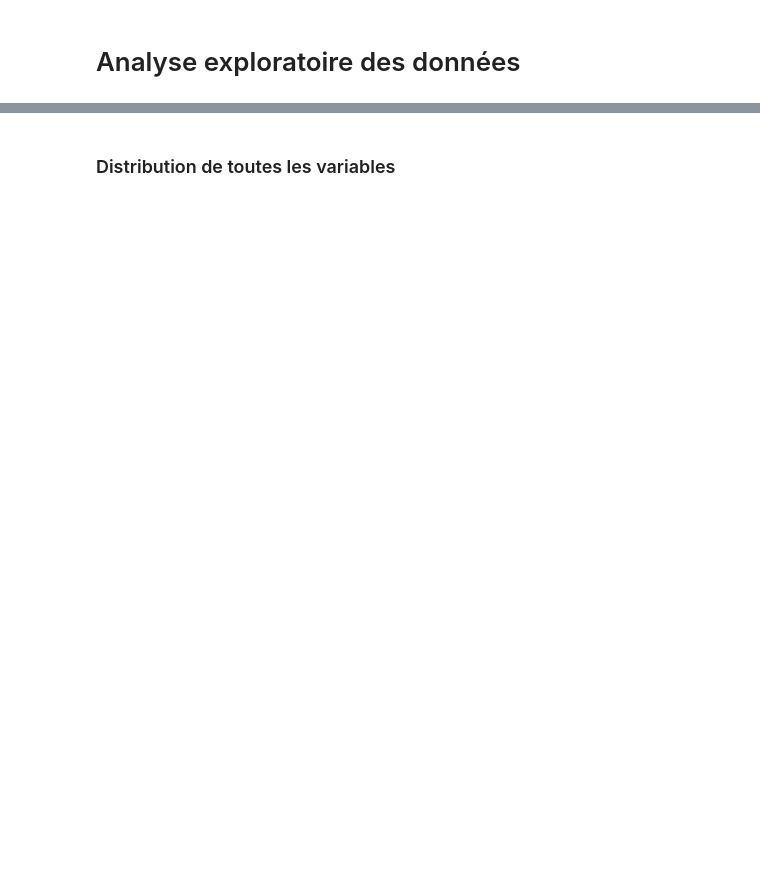
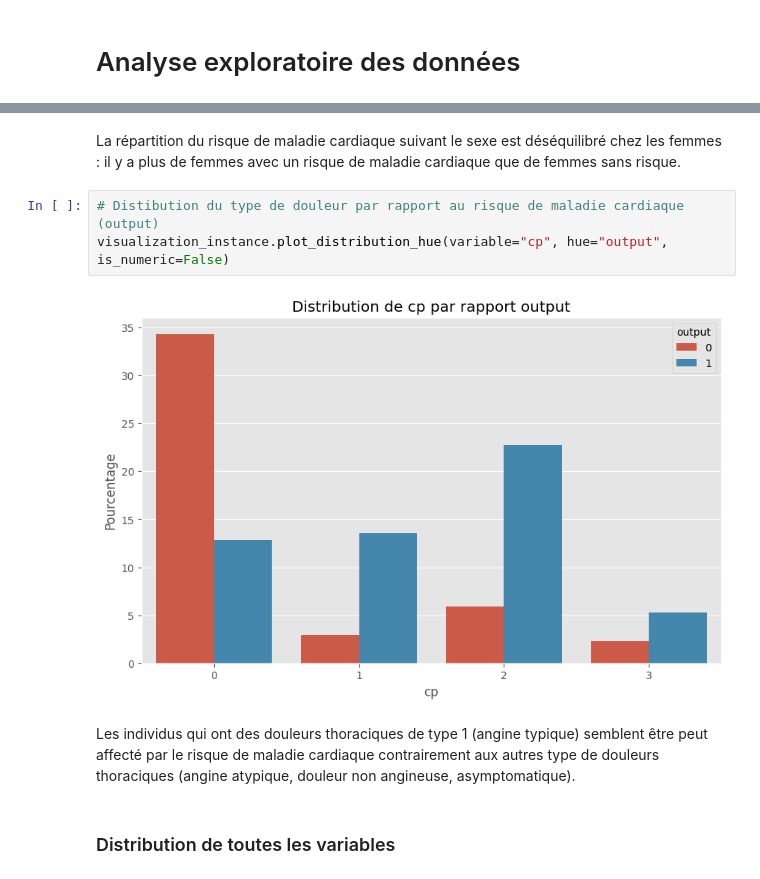
Before and after one commit to mjfriedman/Cardio-Detect, a Jupyter notebook: Projet.ipynb, the cells around one changed output, grey strips where cells are left out. Saved outputs shown, nothing was run; the diff lists cells and outputs as text; blank space fills up the shorter version.

```diff
--- a/Projet.ipynb
+++ b/Projet.ipynb
@@ -80,2 +215,11 @@ Séparer le jeu de données en trois parties: l'ensemble **d'entraînement**, de
+# %% [markdown]
+La répartition du risque de maladie cardiaque suivant le sexe est déséquilibré chez les femmes : il y a plus de femmes avec un risque de maladie cardiaque que de femmes sans risque.
+# %%
+# Distibution du type de douleur par rapport au risque de maladie cardiaque (output)
+visualization_instance.plot_distribution_hue(variable="cp", hue="output", is_numeric=False)
+# %% [output]
+[figure, added]
+# %% [markdown]
+Les individus qui ont des douleurs thoraciques de type 1 (angine typique) semblent être peut affecté par le risque de maladie cardiaque contrairement aux autres type de douleurs thoraciques (angine atypique, douleur non angineuse, asymptomatique).
 # %% [markdown]
 ### Distribution de toutes les variables
```
Also changed, not shown: parts of 31 cells of this notebook.
